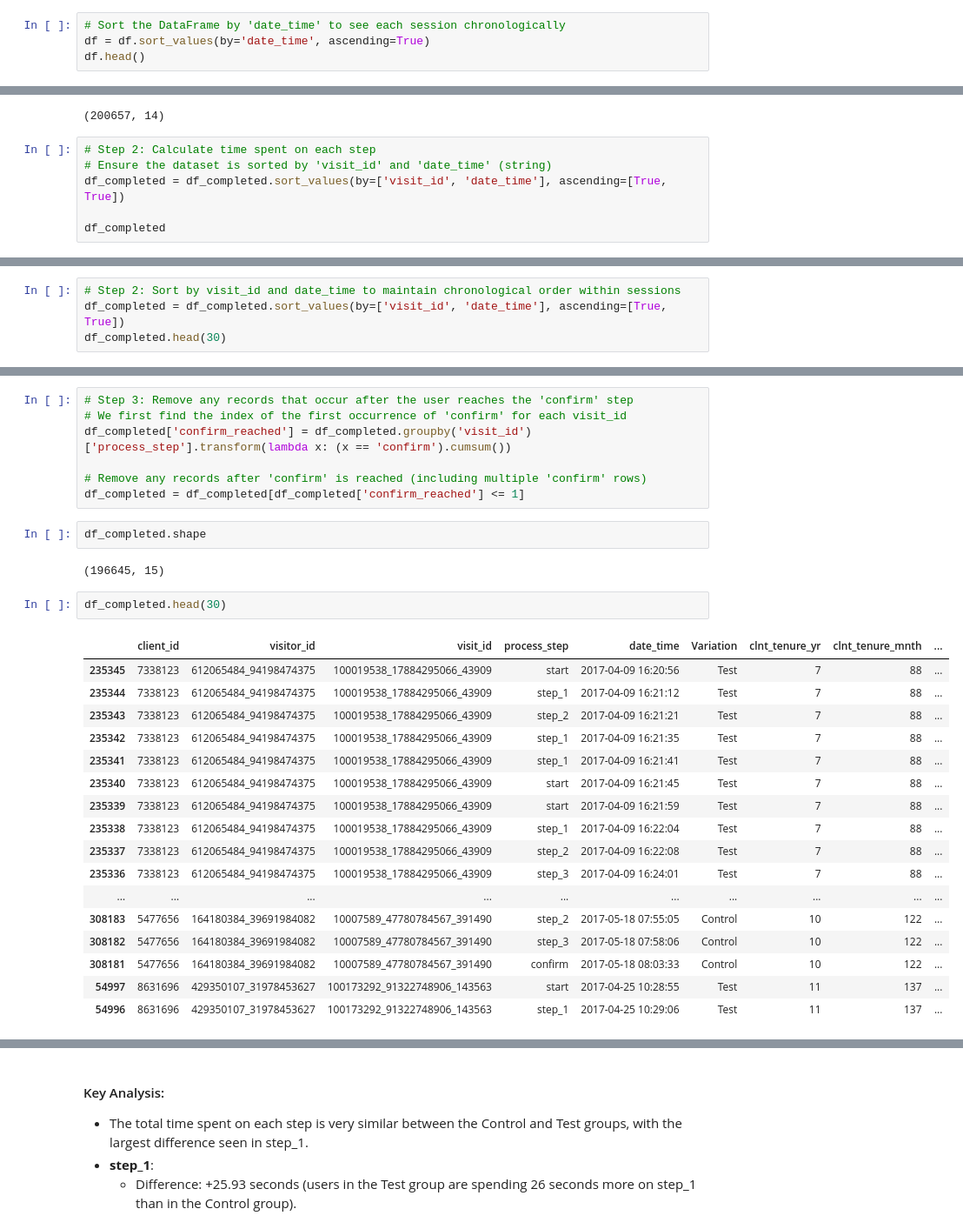
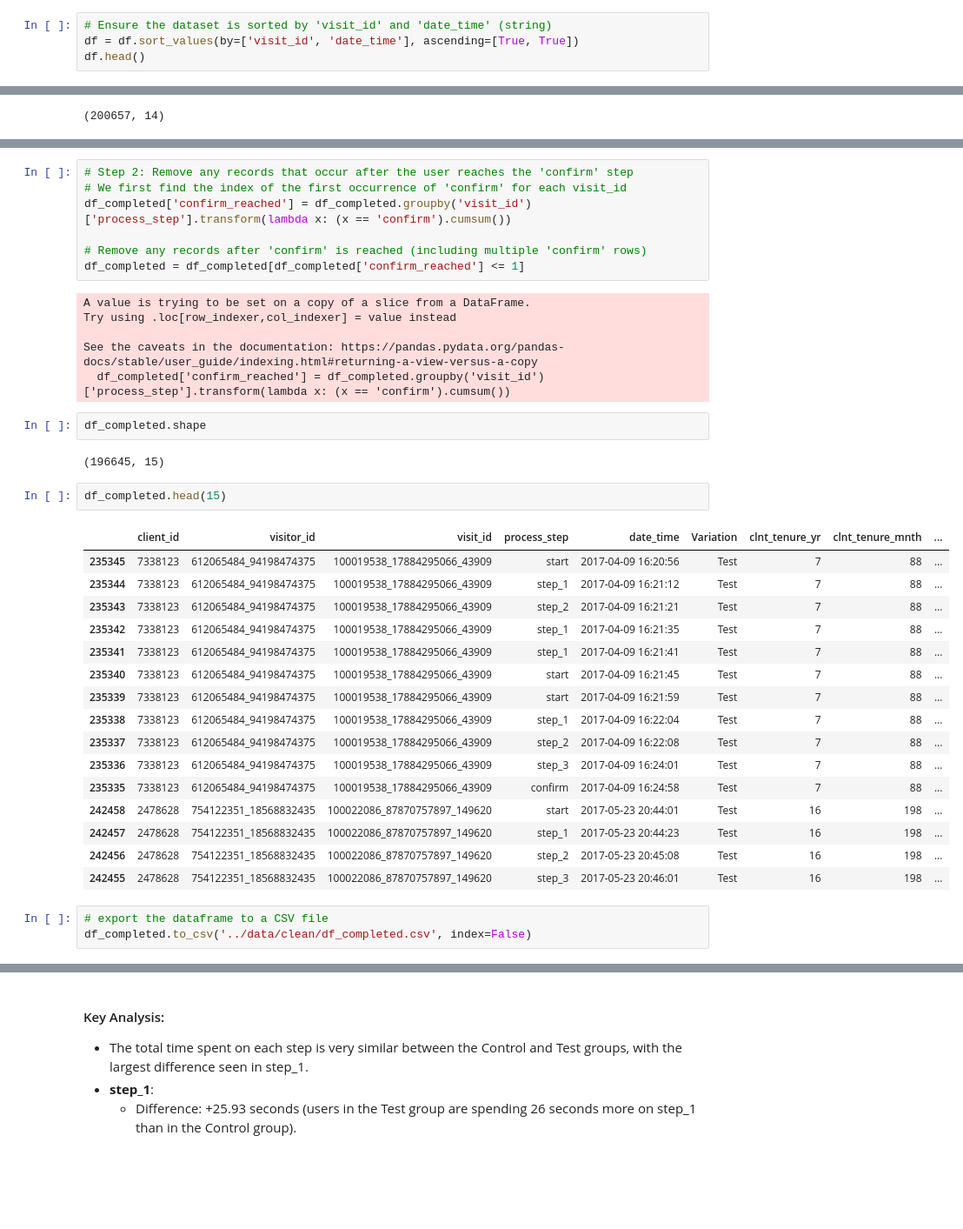
Before and after one commit to PaolaGaray/vanguard-ab-test, a Jupyter notebook: notebooks/time_spend_and_step_repetition.ipynb, the cells around one changed output, grey strips where cells are left out. Shown at 87% size. Cells and saved outputs as stored; diff of their text form; blank space fills up the shorter version.

Commit message:
code cleaning

```diff
--- a/notebooks/time_spend_and_step_repetition.ipynb
+++ b/notebooks/time_spend_and_step_repetition.ipynb
@@ -25,8 +25,8 @@ df['date_time'].dtype
 # %% [output]
 dtype('O')
 # %%
-# Sort the DataFrame by 'date_time' to see each session chronologically
-df = df.sort_values(by='date_time', ascending=True)
+# Ensure the dataset is sorted by 'visit_id' and 'date_time' (string)
+df = df.sort_values(by=['visit_id', 'date_time'], ascending=[True, True])
 df.head()
 # %% [output]
 |  | client_id | visitor_id | visit_id | process_step | date_time | Variation | clnt_tenure_yr | clnt_tenure_mnth | ... |
@@ -88,9 +79,3 @@ df_completed.head(14)
 df_completed.shape
 # %% [output]
 (200657, 14)
-# %%
-# Step 2: Calculate time spent on each step
-# Ensure the dataset is sorted by 'visit_id' and 'date_time' (string)
-df_completed = df_completed.sort_values(by=['visit_id', 'date_time'], ascending=[True, True])
-
-df_completed
@@ -111,4 +81,0 @@ df_completed
-# %%
-# Step 2: Sort by visit_id and date_time to maintain chronological order within sessions
-df_completed = df_completed.sort_values(by=['visit_id', 'date_time'], ascending=[True, True])
-df_completed.head(30)
@@ -133,32 +82,40 @@ df_completed.head(30)
 # %%
-# Step 3: Remove any records that occur after the user reaches the 'confirm' step
+# Step 2: Remove any records that occur after the user reaches the 'confirm' step
 # We first find the index of the first occurrence of 'confirm' for each visit_id
 df_completed['confirm_reached'] = df_completed.groupby('visit_id')['process_step'].transform(lambda x: (x == 'confirm').cumsum())
 
 # Remove any records after 'confirm' is reached (including multiple 'confirm' rows)
 df_completed = df_completed[df_completed['confirm_reached'] <= 1]
+# %% [output]
+A value is trying to be set on a copy of a slice from a DataFrame.
+Try using .loc[row_indexer,col_indexer] = value instead
+
+See the caveats in the documentation: https://pandas.pydata.org/pandas-docs/stable/user_guide/indexing.html#returning-a-view-versus-a-copy
+  df_completed['confirm_reached'] = df_completed.groupby('visit_id')['process_step'].transform(lambda x: (x == 'confirm').cumsum())
 # %%
 df_completed.shape
 # %% [output]
 (196645, 15)
 # %%
-df_completed.head(30)
+df_completed.head(15)
 # %% [output]
 |  | client_id | visitor_id | visit_id | process_step | date_time | Variation | clnt_tenure_yr | clnt_tenure_mnth | ... |
 | 235345 | 7338123 | 612065484_94198474375 | 100019538_17884295066_43909 | start | 2017-04-09 16:20:56 | Test | 7 | 88 | ... |
 | 235344 | 7338123 | 612065484_94198474375 | 100019538_17884295066_43909 | step_1 | 2017-04-09 16:21:12 | Test | 7 | 88 | ... |
 | 235343 | 7338123 | 612065484_94198474375 | 100019538_17884295066_43909 | step_2 | 2017-04-09 16:21:21 | Test | 7 | 88 | ... |
 | 235342 | 7338123 | 612065484_94198474375 | 100019538_17884295066_43909 | step_1 | 2017-04-09 16:21:35 | Test | 7 | 88 | ... |
 | 235341 | 7338123 | 612065484_94198474375 | 100019538_17884295066_43909 | step_1 | 2017-04-09 16:21:41 | Test | 7 | 88 | ... |
 | 235340 | 7338123 | 612065484_94198474375 | 100019538_17884295066_43909 | start | 2017-04-09 16:21:45 | Test | 7 | 88 | ... |
 | 235339 | 7338123 | 612065484_94198474375 | 100019538_17884295066_43909 | start | 2017-04-09 16:21:59 | Test | 7 | 88 | ... |
 | 235338 | 7338123 | 612065484_94198474375 | 100019538_17884295066_43909 | step_1 | 2017-04-09 16:22:04 | Test | 7 | 88 | ... |
 | 235337 | 7338123 | 612065484_94198474375 | 100019538_17884295066_43909 | step_2 | 2017-04-09 16:22:08 | Test | 7 | 88 | ... |
 | 235336 | 7338123 | 612065484_94198474375 | 100019538_17884295066_43909 | step_3 | 2017-04-09 16:24:01 | Test | 7 | 88 | ... |
-| ... | ... | ... | ... | ... | ... | ... | ... | ... | ... |
-| 308183 | 5477656 | 164180384_39691984082 | 10007589_47780784567_391490 | step_2 | 2017-05-18 07:55:05 | Control | 10 | 122 | ... |
-| 308182 | 5477656 | 164180384_39691984082 | 10007589_47780784567_391490 | step_3 | 2017-05-18 07:58:06 | Control | 10 | 122 | ... |
-| 308181 | 5477656 | 164180384_39691984082 | 10007589_47780784567_391490 | confirm | 2017-05-18 08:03:33 | Control | 10 | 122 | ... |
-| 54997 | 8631696 | 429350107_31978453627 | 100173292_91322748906_143563 | start | 2017-04-25 10:28:55 | Test | 11 | 137 | ... |
-| 54996 | 8631696 | 429350107_31978453627 | 100173292_91322748906_143563 | step_1 | 2017-04-25 10:29:06 | Test | 11 | 137 | ... |
+| 235335 | 7338123 | 612065484_94198474375 | 100019538_17884295066_43909 | confirm | 2017-04-09 16:24:58 | Test | 7 | 88 | ... |
+| 242458 | 2478628 | 754122351_18568832435 | 100022086_87870757897_149620 | start | 2017-05-23 20:44:01 | Test | 16 | 198 | ... |
+| 242457 | 2478628 | 754122351_18568832435 | 100022086_87870757897_149620 | step_1 | 2017-05-23 20:44:23 | Test | 16 | 198 | ... |
+| 242456 | 2478628 | 754122351_18568832435 | 100022086_87870757897_149620 | step_2 | 2017-05-23 20:45:08 | Test | 16 | 198 | ... |
+| 242455 | 2478628 | 754122351_18568832435 | 100022086_87870757897_149620 | step_3 | 2017-05-23 20:46:01 | Test | 16 | 198 | ... |
+# %%
+# export the dataframe to a CSV file
+df_completed.to_csv('../data/clean/df_completed.csv', index=False)
 # %%
```
Also changed, not shown: parts of 31 cells of this notebook.
